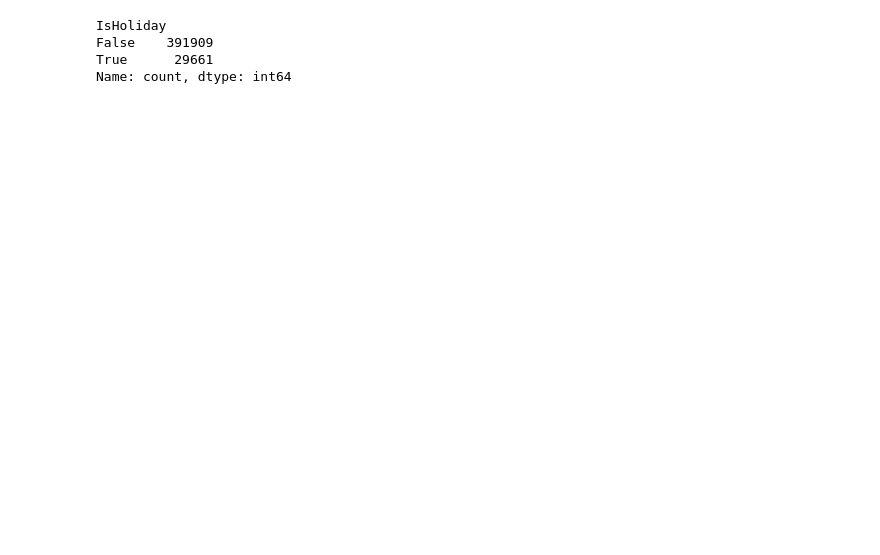
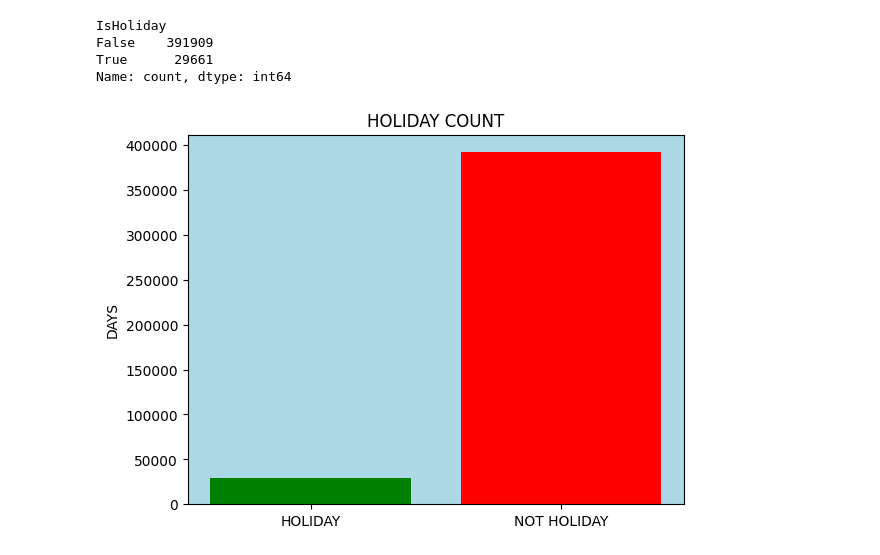
Before and after one commit to breakingcoders/walmart, a Jupyter notebook: walmart.ipynb, the cells around one changed output. Drawn from its saved outputs; the diff is of its cells as text; code cells hidden in the pictures; blank space fills up the shorter version.

Commit message:
holidays counting

```diff
--- a/walmart.ipynb
+++ b/walmart.ipynb
@@ -51,3 +69,6 @@ IsHoliday
 False    391909
 True      29661
 Name: count, dtype: int64
+# %%
+isholiday = data[data["IsHoliday"] == True]
+notholiday = data[data["IsHoliday"] == False]
@@ -53,0 +77,9 @@ Name: count, dtype: int64
+# %%
+ax = plt.axes()
+ax.set_facecolor("lightblue")
+plt.bar(["HOLIDAY" , "NOT HOLIDAY"] , [len(isholiday) , len(notholiday)] , color=["green" , "red"])
+plt.title("HOLIDAY COUNT")
+plt.ylabel("DAYS")
+plt.show()
+# %% [output]
+[figure, added]
```
Also changed, not shown: parts of 3 cells of this notebook.
